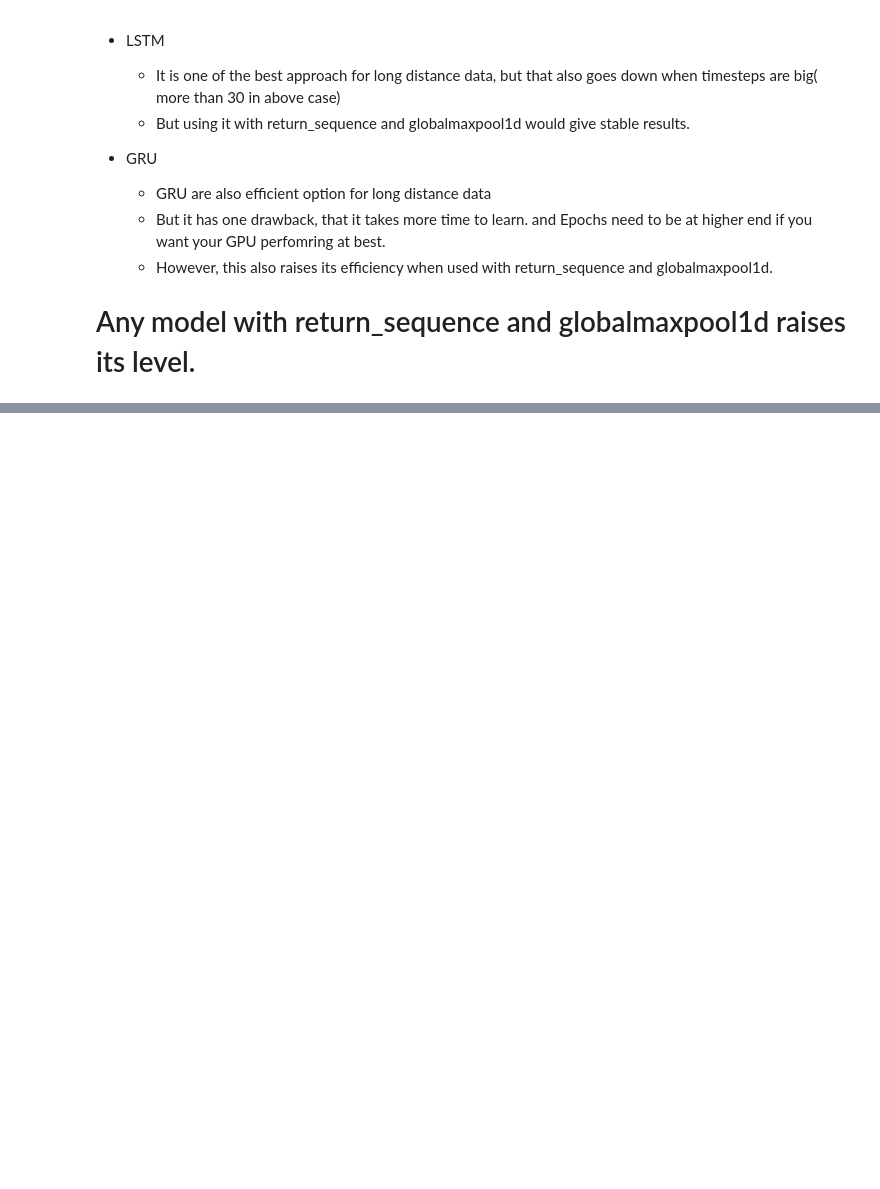
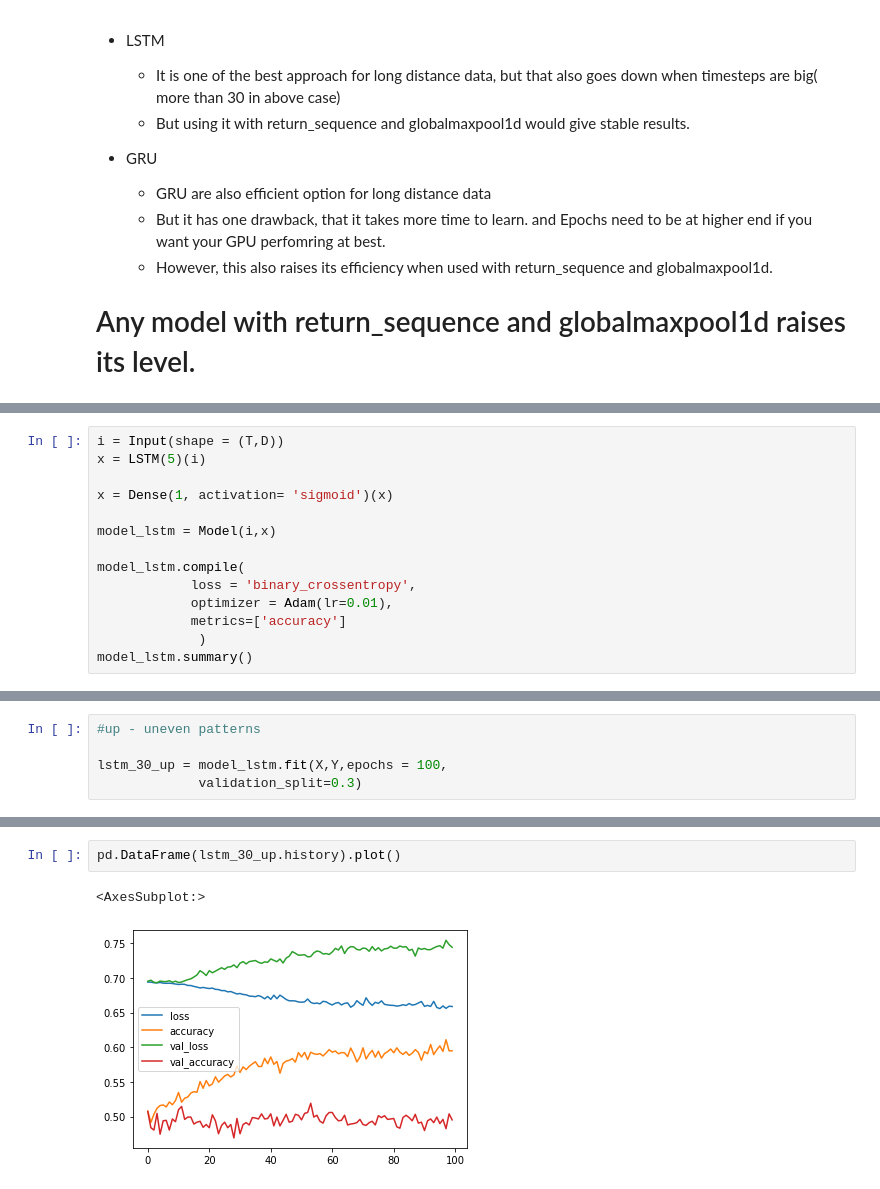
Before and after one commit to beingsantosh/NLP, a Jupyter notebook: NLP - Others/Till LSTM explained/LSTM GRU SimpleRNN.ipynb, the cells around one changed output, grey strips where cells are left out. Saved outputs shown, nothing was run; the diff lists cells and outputs as text; blank space fills up the shorter version.

Commit message:
LSTM GRU SimpleRNN

```diff
--- a/NLP - Others/Till LSTM explained/LSTM GRU SimpleRNN.ipynb
+++ b/NLP - Others/Till LSTM explained/LSTM GRU SimpleRNN.ipynb
@@ -1237,0 +1312,14 @@ pd.DataFrame(gru_l_30_rs.history).plot()
+# %%
+i = Input(shape = (T,D))
+x = LSTM(5)(i)
+
+x = Dense(1, activation= 'sigmoid')(x)
+
+model_lstm = Model(i,x)
+
+model_lstm.compile(
+            loss = 'binary_crossentropy',
+            optimizer = Adam(lr=0.01),
+            metrics=['accuracy']
+             )
+model_lstm.summary()
@@ -1237,0 +1341,5 @@ pd.DataFrame(gru_l_30_rs.history).plot()
+# %%
+#up - uneven patterns
+
+lstm_30_up = model_lstm.fit(X,Y,epochs = 100,
+             validation_split=0.3)
@@ -1237,0 +1364,5 @@ pd.DataFrame(gru_l_30_rs.history).plot()
+# %%
+pd.DataFrame(lstm_30_up.history).plot()
+# %% [output]
+<AxesSubplot:>
+[figure, added]
```
Also changed, not shown: parts of 34 cells of this notebook, 1 other file.
